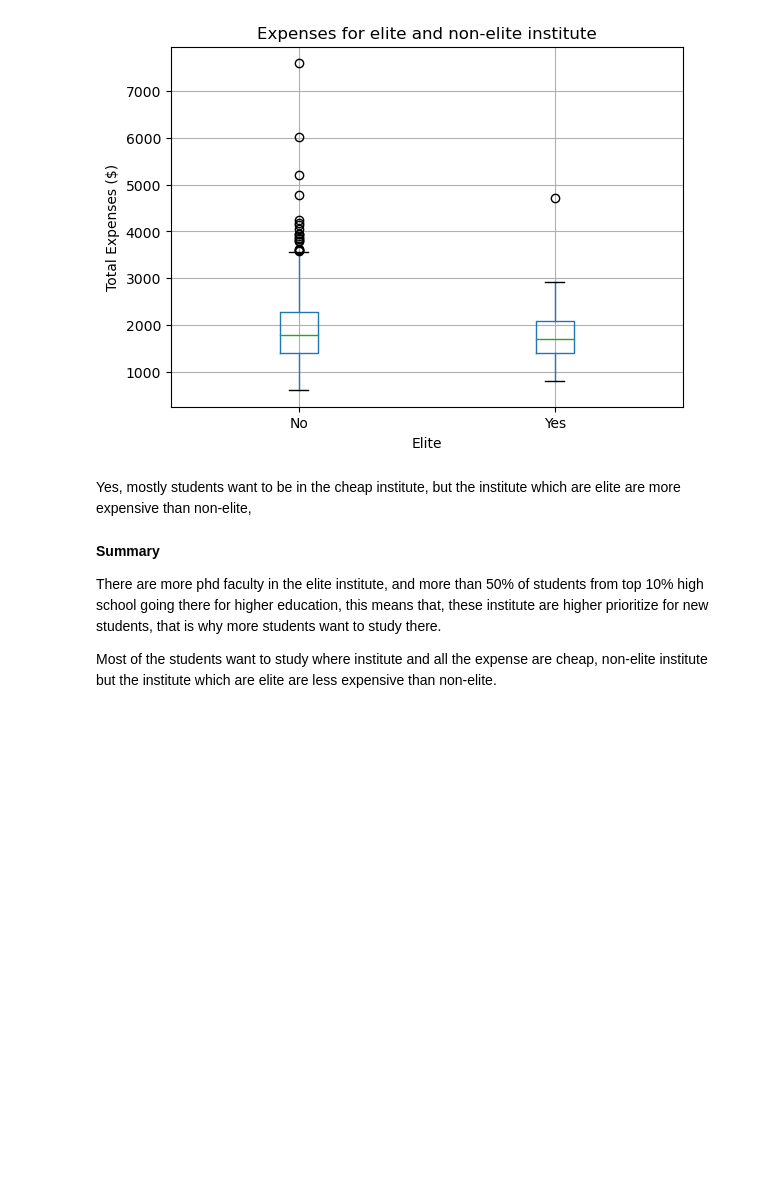
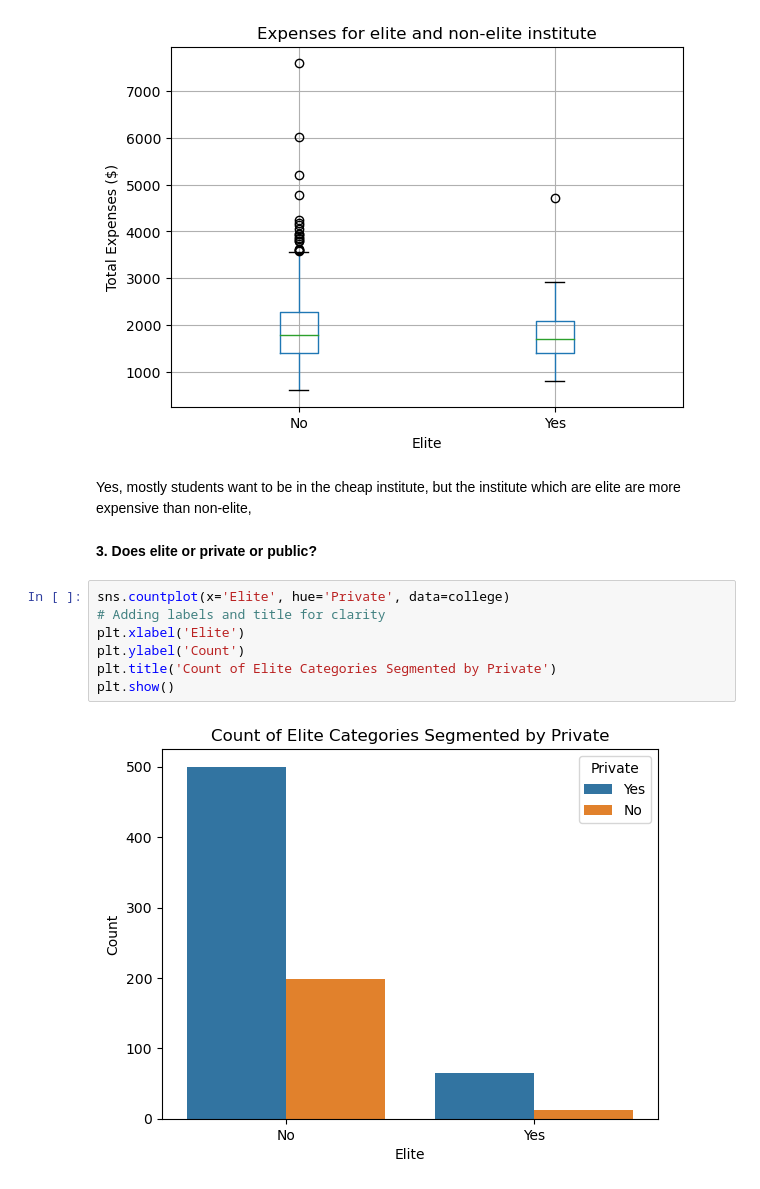
Before and after one commit to umar-khayam/Data-Science, a Jupyter notebook: Learning/Statistics/ISL/Lab/Chapter 2/Problem 8.ipynb, the cells around one changed output. Drawn from its saved outputs; the diff is of its cells as text; blank space fills up the shorter version.

```diff
--- a/Learning/Statistics/ISL/Lab/Chapter 2/Problem 8.ipynb
+++ b/Learning/Statistics/ISL/Lab/Chapter 2/Problem 8.ipynb
@@ -263,9 +263,14 @@ plt.show()
 [figure]
 # %% [markdown]
 Yes, mostly students want to be in the cheap institute, but the institute which are elite are more expensive than non-elite,
-# %% [markdown]
-**Summary**
-
-There are more phd faculty in the elite institute, and more than 50% of students from top 10% high school going there for higher education, this means that, these institute are higher prioritize for new students, that is why more students want to study there.
-
-Most of the students want to study where institute and all the expense are cheap, non-elite institute but the institute which are elite are less expensive than non-elite.
+# %% [markdown]
+**3. Does elite or private or public?**
+# %%
+sns.countplot(x='Elite', hue='Private', data=college)
+# Adding labels and title for clarity
+plt.xlabel('Elite')
+plt.ylabel('Count')
+plt.title('Count of Elite Categories Segmented by Private')
+plt.show()
+# %% [output]
+[figure, added]
```
Also changed, not shown: parts of 3 cells of this notebook, 1 other file.
